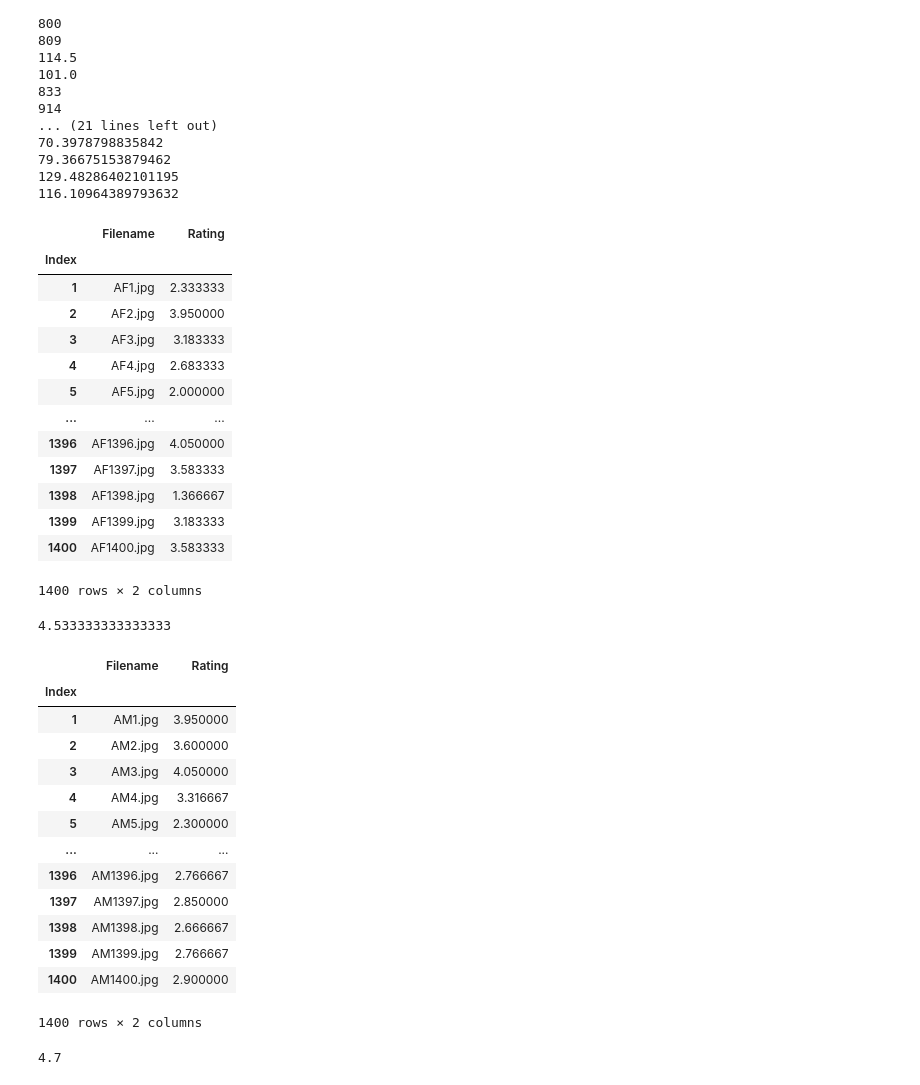
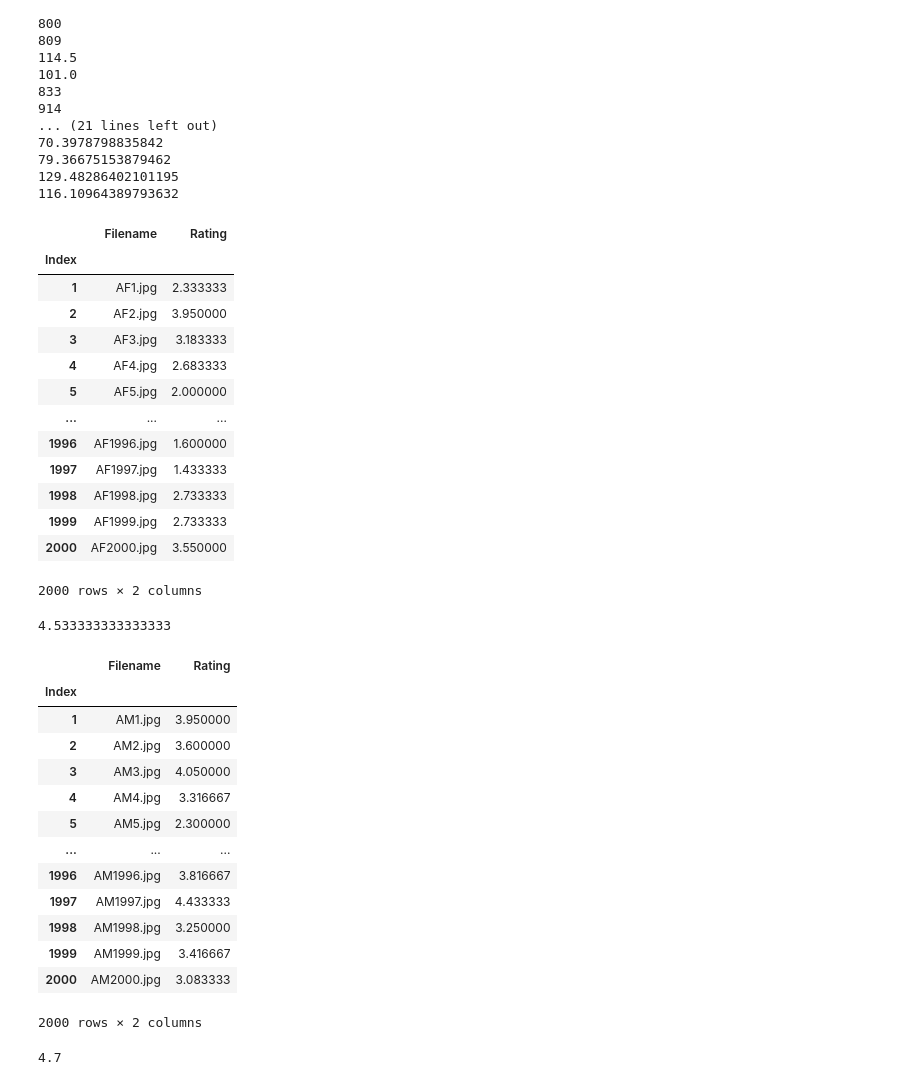
Before and after one commit to dheerajpreetsingh/APMLP, a Jupyter notebook: APMLP.ipynb, the cells around one changed output. Cells and saved outputs as stored; diff of their text form; code cells hidden in the pictures.

```diff
--- a/APMLP.ipynb
+++ b/APMLP.ipynb
@@ -495,25 +498,25 @@ male1=pd.read_csv("/content/drive/MyDrive/APMLP/Rating_Male.csv", low_memory=Fal
 # %%
 fem1=fem1.dropna(how='all')
 #fem1=fem1.drop("original Rating",axis=1)
 fem1 = fem1.groupby('Filename')['Rating'].mean().reset_index()
 fem1['FNameScore'] = fem1['Filename'].str.extract('(\d+)').astype(int)
 fem1.sort_values(by='FNameScore', inplace=True)
 fem1.set_index('FNameScore', inplace=True)
 fem1.index.name = 'Index'
-fem1 = fem1.loc[:1400]
+#fem1 = fem1.loc[:1400]
 fem1
 # %% [output]
 |  | Filename | Rating |
 | Index |  |  |
 | 1 | AF1.jpg | 2.333333 |
 | 2 | AF2.jpg | 3.950000 |
 | 3 | AF3.jpg | 3.183333 |
 | 4 | AF4.jpg | 2.683333 |
 | 5 | AF5.jpg | 2.000000 |
 | ... | ... | ... |
-| 1396 | AF1396.jpg | 4.050000 |
-| 1397 | AF1397.jpg | 3.583333 |
-| 1398 | AF1398.jpg | 1.366667 |
-| 1399 | AF1399.jpg | 3.183333 |
-| 1400 | AF1400.jpg | 3.583333 |
+| 1996 | AF1996.jpg | 1.600000 |
+| 1997 | AF1997.jpg | 1.433333 |
+| 1998 | AF1998.jpg | 2.733333 |
+| 1999 | AF1999.jpg | 2.733333 |
+| 2000 | AF2000.jpg | 3.550000 |
-1400 rows × 2 columns
+2000 rows × 2 columns
@@ -530,7 +535,7 @@ male1['FNameScore'] = male1['Filename'].str.extract('(\d+)').astype(int)
 male1.sort_values(by='FNameScore', inplace=True)
 male1.set_index('FNameScore', inplace=True)
 male1.index.name = 'Index'
-male1 = male1.loc[:1400]
+#male1 = male1.loc[:1400]
 male1
 # %% [output]
 |  | Filename | Rating |
@@ -541,9 +546,9 @@ male1
 | 4 | AM4.jpg | 3.316667 |
 | 5 | AM5.jpg | 2.300000 |
 | ... | ... | ... |
-| 1396 | AM1396.jpg | 2.766667 |
-| 1397 | AM1397.jpg | 2.850000 |
-| 1398 | AM1398.jpg | 2.666667 |
-| 1399 | AM1399.jpg | 2.766667 |
-| 1400 | AM1400.jpg | 2.900000 |
+| 1996 | AM1996.jpg | 3.816667 |
+| 1997 | AM1997.jpg | 4.433333 |
+| 1998 | AM1998.jpg | 3.250000 |
+| 1999 | AM1999.jpg | 3.416667 |
+| 2000 | AM2000.jpg | 3.083333 |
-1400 rows × 2 columns
+2000 rows × 2 columns
```
Also changed, not shown: parts of 20 cells of this notebook.
